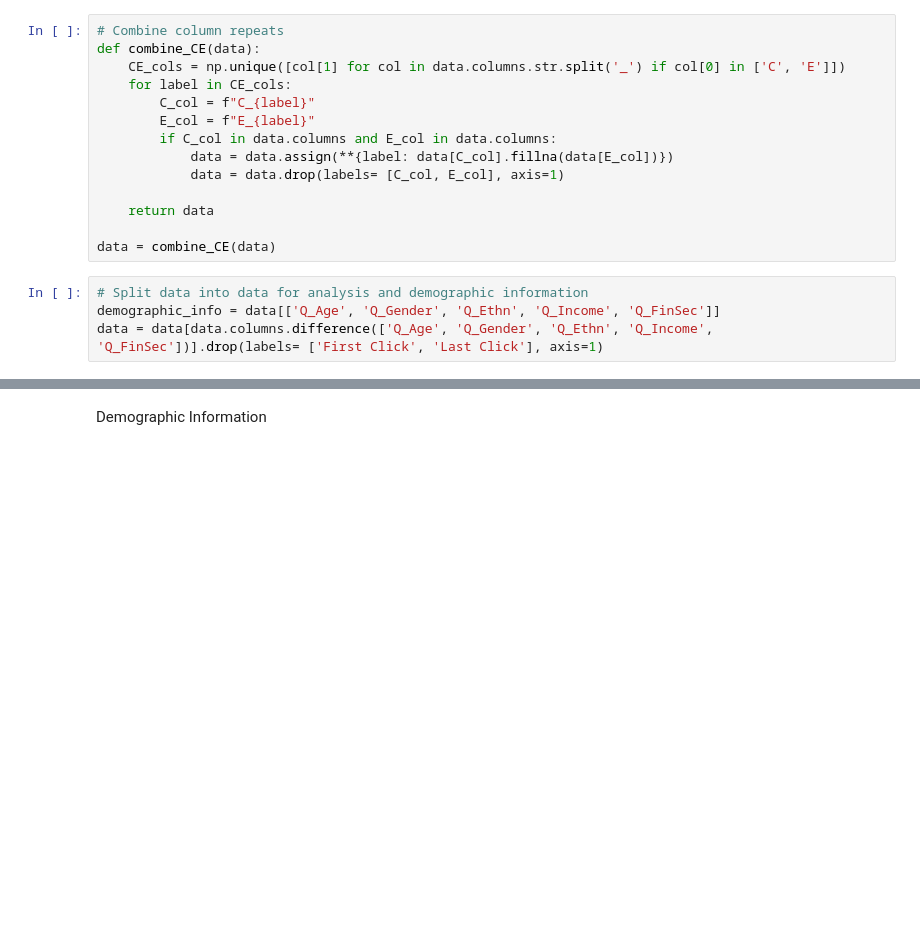
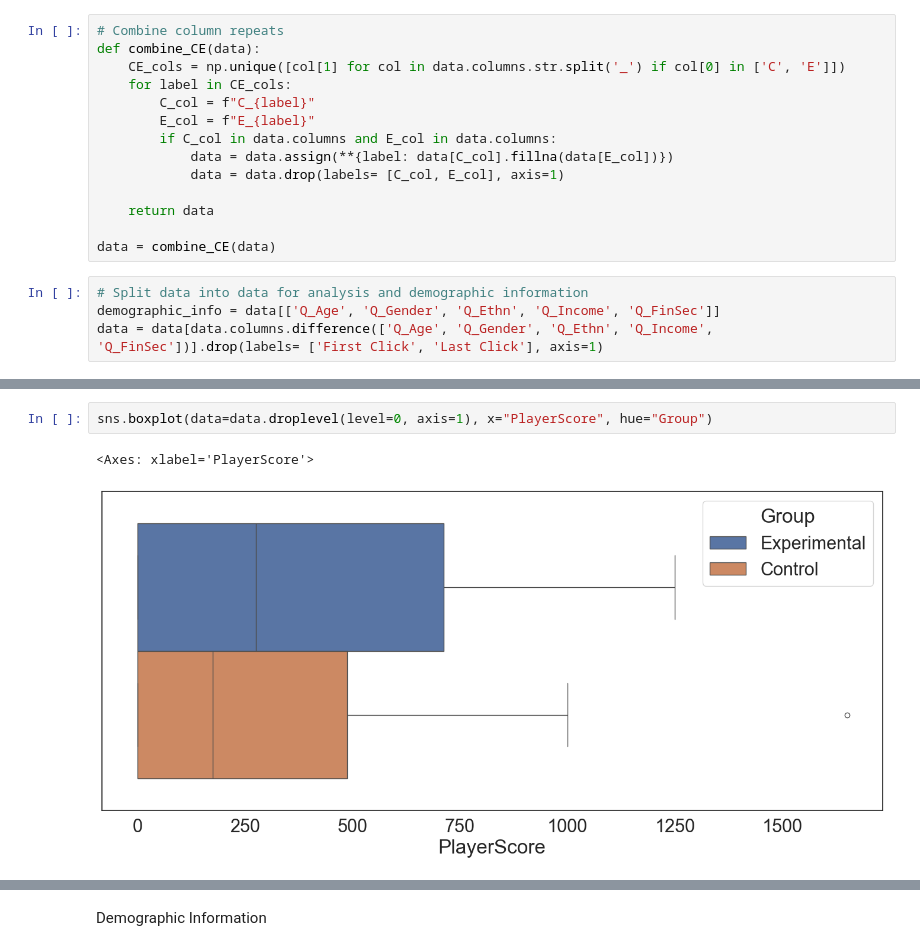
Before and after one commit to sophieneale/COGS164, a Jupyter notebook: 164vis.ipynb, the cells around one changed output, grey strips where cells are left out. Saved outputs shown, nothing was run; the diff lists cells and outputs as text; blank space fills up the shorter version.

```diff
--- a/164vis.ipynb
+++ b/164vis.ipynb
@@ -161,0 +237,5 @@ spearman_C
+# %%
+sns.boxplot(data=data.droplevel(level=0, axis=1), x="PlayerScore", hue="Group")
+# %% [output]
+<Axes: xlabel='PlayerScore'>
+[figure, added]
```
Also changed, not shown: parts of 24 cells of this notebook.
